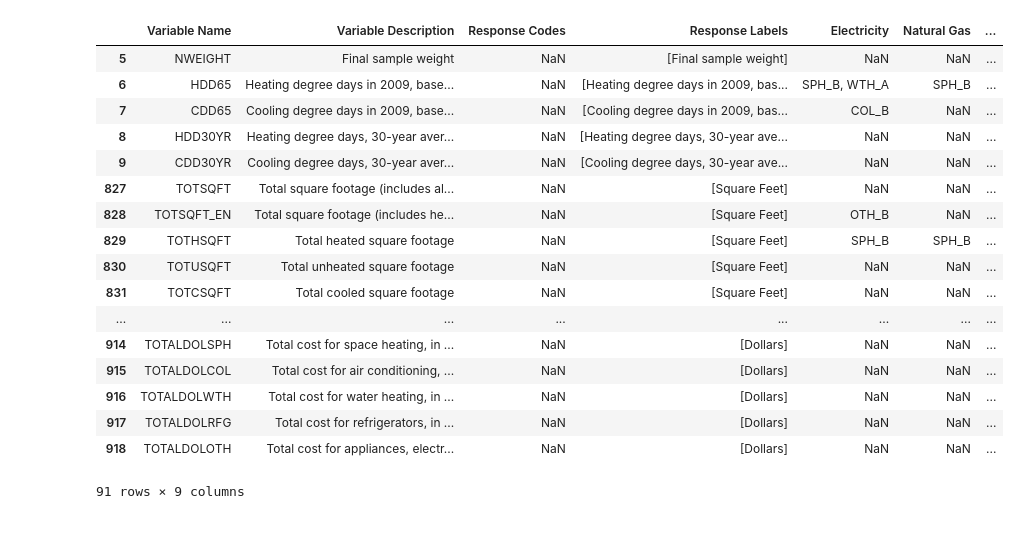
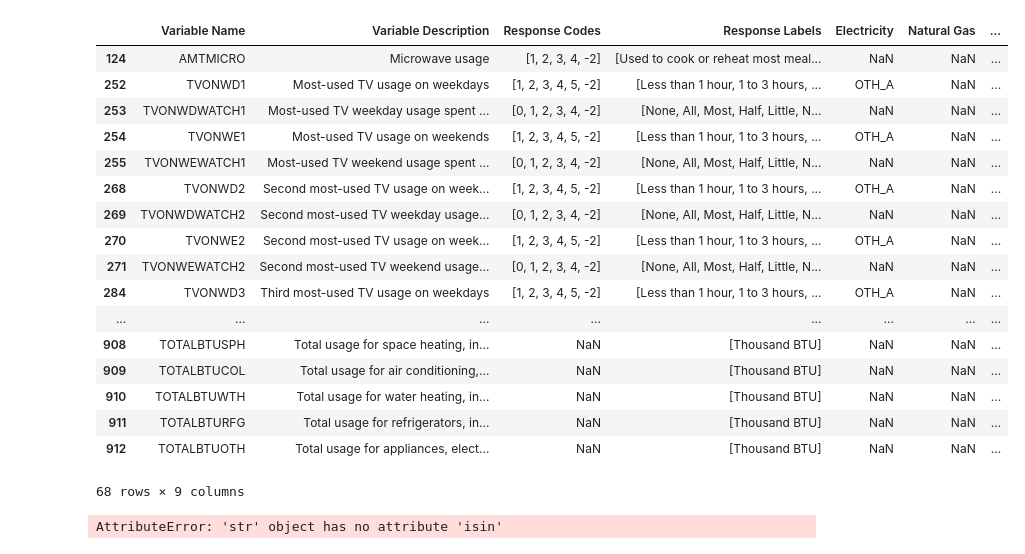
Before and after one commit to mohi7621/Springboard, a Jupyter notebook: capstone/data-wrangling-v2.ipynb, the cells around one changed output. Saved outputs shown, nothing was run; the diff lists cells and outputs as text; code cells hidden in the pictures.

```diff
--- a/capstone/data-wrangling-v2.ipynb
+++ b/capstone/data-wrangling-v2.ipynb
@@ -25,5 +16,4 @@ pc.tail()
 # %%
 # Imputations are the EIA's guesses at filling in blank forms. Since blanks are few, imputation will be ignored.
-# (Come up with better reaosn to ignore imputation error)
 no_imp = pc[pc['Variable Description'].str.contains('Imputation flag for') != True]
-no_imp.head()
+pc = no_imp
@@ -37,24 +20,30 @@ no_imp.head()
+# %%
+pc[pc['Variable Description'].str.contains('usage')]
+# %% [output]
+|  | Variable Name | Variable Description | Response Codes | Response Labels | Electricity | Natural Gas | ... |
+| 124 | AMTMICRO | Microwave usage | [1, 2, 3, 4, -2] | [Used to cook or reheat most meal... | NaN | NaN | ... |
+| 252 | TVONWD1 | Most-used TV usage on weekdays | [1, 2, 3, 4, 5, -2] | [Less than 1 hour, 1 to 3 hours, ... | OTH_A | NaN | ... |
+| 253 | TVONWDWATCH1 | Most-used TV weekday usage spent ... | [0, 1, 2, 3, 4, -2] | [None, All, Most, Half, Little, N... | NaN | NaN | ... |
+| 254 | TVONWE1 | Most-used TV usage on weekends | [1, 2, 3, 4, 5, -2] | [Less than 1 hour, 1 to 3 hours, ... | OTH_A | NaN | ... |
+| 255 | TVONWEWATCH1 | Most-used TV weekend usage spent ... | [0, 1, 2, 3, 4, -2] | [None, All, Most, Half, Little, N... | NaN | NaN | ... |
+| 268 | TVONWD2 | Second most-used TV usage on week... | [1, 2, 3, 4, 5, -2] | [Less than 1 hour, 1 to 3 hours, ... | OTH_A | NaN | ... |
+| 269 | TVONWDWATCH2 | Second most-used TV weekday usage... | [0, 1, 2, 3, 4, -2] | [None, All, Most, Half, Little, N... | NaN | NaN | ... |
+| 270 | TVONWE2 | Second most-used TV usage on week... | [1, 2, 3, 4, 5, -2] | [Less than 1 hour, 1 to 3 hours, ... | OTH_A | NaN | ... |
+| 271 | TVONWEWATCH2 | Second most-used TV weekend usage... | [0, 1, 2, 3, 4, -2] | [None, All, Most, Half, Little, N... | NaN | NaN | ... |
+| 284 | TVONWD3 | Third most-used TV usage on weekdays | [1, 2, 3, 4, 5, -2] | [Less than 1 hour, 1 to 3 hours, ... | OTH_A | NaN | ... |
+| ... | ... | ... | ... | ... | ... | ... | ... |
+| 908 | TOTALBTUSPH | Total usage for space heating, in... | NaN | [Thousand BTU] | NaN | NaN | ... |
+| 909 | TOTALBTUCOL | Total usage for air conditioning,... | NaN | [Thousand BTU] | NaN | NaN | ... |
+| 910 | TOTALBTUWTH | Total usage for water heating, in... | NaN | [Thousand BTU] | NaN | NaN | ... |
+| 911 | TOTALBTURFG | Total usage for refrigerators, in... | NaN | [Thousand BTU] | NaN | NaN | ... |
+| 912 | TOTALBTUOTH | Total usage for appliances, elect... | NaN | [Thousand BTU] | NaN | NaN | ... |
+68 rows × 9 columns
+# %%
+pc['Response Labels'][0][0].isin('kilowatt')
+# %% [output]
+AttributeError: 'str' object has no attribute 'isin'
 # %%
-# Separate numeric responses
-num_resp = no_imp[no_imp['Response Codes'].isnull() == True]
-num_resp
+# # Separate numeric responses
+# num_resp = no_imp[no_imp['Response Codes'].isnull() == True]
+# num_resp
-# %% [output]
-|  | Variable Name | Variable Description | Response Codes | Response Labels | Electricity | Natural Gas | ... |
-| 5 | NWEIGHT | Final sample weight | NaN | [Final sample weight] | NaN | NaN | ... |
-| 6 | HDD65 | Heating degree days in 2009, base... | NaN | [Heating degree days in 2009, bas... | SPH_B, WTH_A | SPH_B | ... |
-| 7 | CDD65 | Cooling degree days in 2009, base... | NaN | [Cooling degree days in 2009, bas... | COL_B | NaN | ... |
-| 8 | HDD30YR | Heating degree days, 30-year aver... | NaN | [Heating degree days, 30-year ave... | NaN | NaN | ... |
-| 9 | CDD30YR | Cooling degree days, 30-year aver... | NaN | [Cooling degree days, 30-year ave... | NaN | NaN | ... |
-| 827 | TOTSQFT | Total square footage (includes al... | NaN | [Square Feet] | NaN | NaN | ... |
-| 828 | TOTSQFT_EN | Total square footage (includes he... | NaN | [Square Feet] | OTH_B | NaN | ... |
-| 829 | TOTHSQFT | Total heated square footage | NaN | [Square Feet] | SPH_B | SPH_B | ... |
-| 830 | TOTUSQFT | Total unheated square footage | NaN | [Square Feet] | NaN | NaN | ... |
-| 831 | TOTCSQFT | Total cooled square footage | NaN | [Square Feet] | NaN | NaN | ... |
-| ... | ... | ... | ... | ... | ... | ... | ... |
-| 914 | TOTALDOLSPH | Total cost for space heating, in ... | NaN | [Dollars] | NaN | NaN | ... |
-| 915 | TOTALDOLCOL | Total cost for air conditioning, ... | NaN | [Dollars] | NaN | NaN | ... |
-| 916 | TOTALDOLWTH | Total cost for water heating, in ... | NaN | [Dollars] | NaN | NaN | ... |
-| 917 | TOTALDOLRFG | Total cost for refrigerators, in ... | NaN | [Dollars] | NaN | NaN | ... |
-| 918 | TOTALDOLOTH | Total cost for appliances, electr... | NaN | [Dollars] | NaN | NaN | ... |
-91 rows × 9 columns
 # %%
```
Also changed, not shown: parts of 16 cells of this notebook, 25 other files.
